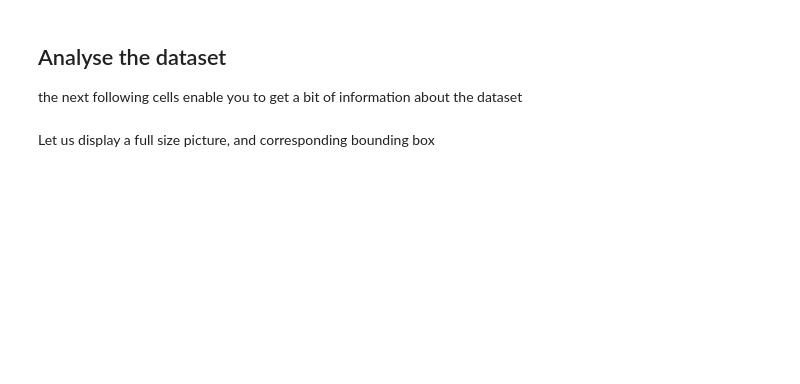
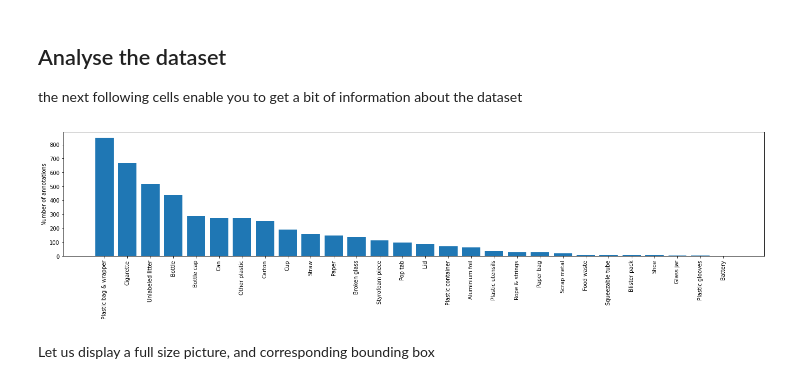
Before and after one commit to SylvJalb/surfnet, a Jupyter notebook: src/classifier/Plastic_Classifier.ipynb, the cells around one changed output. Drawn from its saved outputs; the diff is of its cells as text; code cells hidden in the pictures; blank space fills up the shorter version.

Commit message:
Analyse the dataset

```diff
--- a/src/classifier/Plastic_Classifier.ipynb
+++ b/src/classifier/Plastic_Classifier.ipynb
@@ -52,3 +38,49 @@ plt.savefig('dataset_analysis')
+# %%
+# split annotation file into train and test
+
+annotationFile = '../../data/images/meta_df.csv'
+annotationFileTrain = '../../data/images/meta_df_train.csv'
+annotationFileTest = '../../data/images/meta_df_test.csv'
+
+train_ratio=0.8
+with open(annotationFile, 'r') as f:
+    lines = f.readlines()
+    header = lines[0]
+    lines = lines[1:]
+    random.shuffle(lines)
+    train_size = int(len(lines) * train_ratio)
+    train_lines = lines[:train_size]
+    test_lines = lines[train_size:]
+    with open(annotationFileTrain, 'w') as f_train:
+        f_train.write(header)
+        f_train.writelines(train_lines)
+    with open(annotationFileTest, 'w') as f_test:
+        f_test.write(header)
+        f_test.writelines(test_lines)
+# %%
+dataset = pd.read_csv(annotationFile)
+coco_categories = dataset['supercategory']
+
+# get coco categories names and how many images are in each category
+cat_names = list(set(coco_categories))
+nb_images = {}
+for cat in cat_names:
+    nb_images.update({cat: len(coco_categories[coco_categories == cat])})
+# sort by number of images
+cat_names = sorted(nb_images, key=nb_images.get, reverse=True)
+nb_images = sorted(nb_images.values(), reverse=True)
+
+plt.bar(x = cat_names, height = nb_images)
+plt.xticks(range(len(cat_names)), cat_names, rotation='vertical')
+plt.ylabel('Number of annotations')
+plt.tight_layout()
+plt.autoscale(True)
+# set full width
+plt.subplots_adjust(left=0.0, right=3.0, top=0.9, bottom=0.1)
+# plt.savefig('dataset_analysis')
+plt.show()
+# %% [output]
+[figure, added]
 # %%
 import os
 from detection.coco_utils import CocoDetectionWithExif, ConvertCocoPolysToBboxes
```
Also changed, not shown: parts of 4 cells of this notebook.
